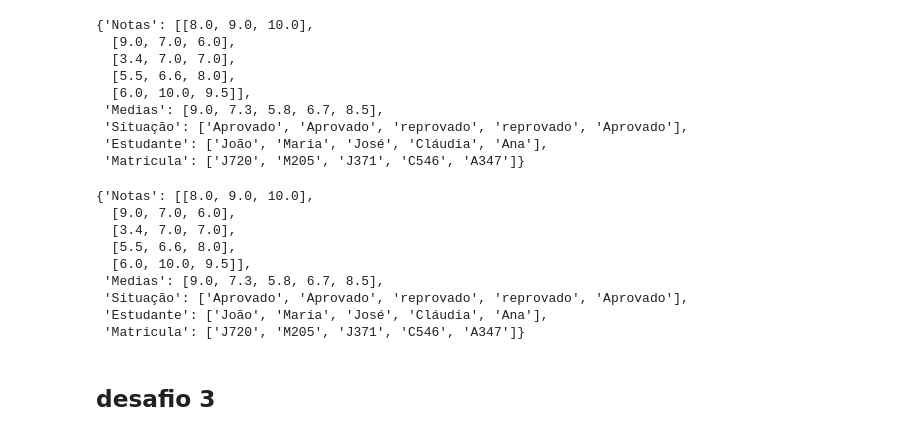
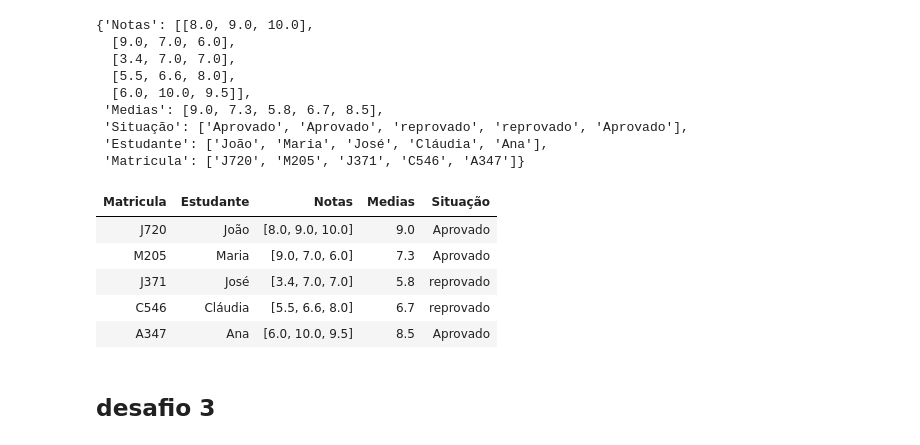
Before and after one commit to Neilton-Cunha/Exercicios-Alura, a Jupyter notebook: Python_para_Dados_Trabalhando_com_funções,_estruturas_de_dados_e_exceções.ipynb, the cells around one changed output. Cells and saved outputs as stored; diff of their text form; code cells hidden in the pictures.

```diff
--- a/Python_para_Dados_Trabalhando_com_funções,_estruturas_de_dados_e_exceções.ipynb
+++ b/Python_para_Dados_Trabalhando_com_funções,_estruturas_de_dados_e_exceções.ipynb
@@ -753,17 +754,17 @@ cadastro
  'Matricula': ['J720', 'M205', 'J371', 'C546', 'A347']}
 # %%
 cadastro["Matricula"] = [lista_completa[0][i][1] for i in range(len(lista_completa[0]))]
-cadastro
+df = pd.DataFrame(cadastro)
+df = df[['Matricula', 'Estudante', 'Notas', 'Medias', 'Situação']]
+df = df.style.format({'Medias': '{:.1f}'}).hide(axis='index')
+df
 # %% [output]
-{'Notas': [[8.0, 9.0, 10.0],
-  [9.0, 7.0, 6.0],
-  [3.4, 7.0, 7.0],
-  [5.5, 6.6, 8.0],
-  [6.0, 10.0, 9.5]],
- 'Medias': [9.0, 7.3, 5.8, 6.7, 8.5],
- 'Situação': ['Aprovado', 'Aprovado', 'reprovado', 'reprovado', 'Aprovado'],
- 'Estudante': ['João', 'Maria', 'José', 'Cláudia', 'Ana'],
- 'Matricula': ['J720', 'M205', 'J371', 'C546', 'A347']}
+| Matricula | Estudante | Notas | Medias | Situação |
+| J720 | João | [8.0, 9.0, 10.0] | 9.0 | Aprovado |
+| M205 | Maria | [9.0, 7.0, 6.0] | 7.3 | Aprovado |
+| J371 | José | [3.4, 7.0, 7.0] | 5.8 | reprovado |
+| C546 | Cláudia | [5.5, 6.6, 8.0] | 6.7 | reprovado |
+| A347 | Ana | [6.0, 10.0, 9.5] | 8.5 | Aprovado |
 # %% [markdown]
 ## desafio 3
 # %% [markdown]
```
Also changed, not shown: parts of 1 cell of this notebook.
